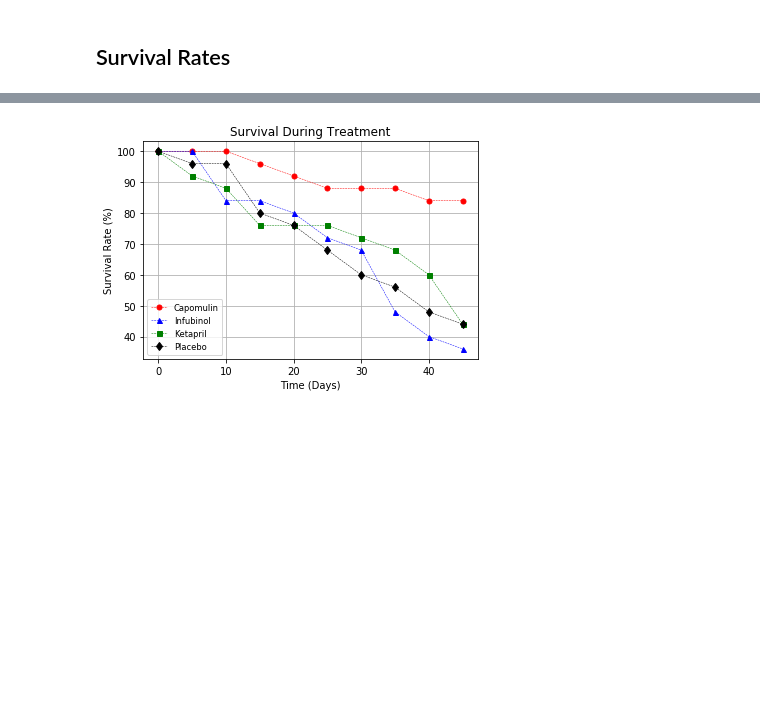
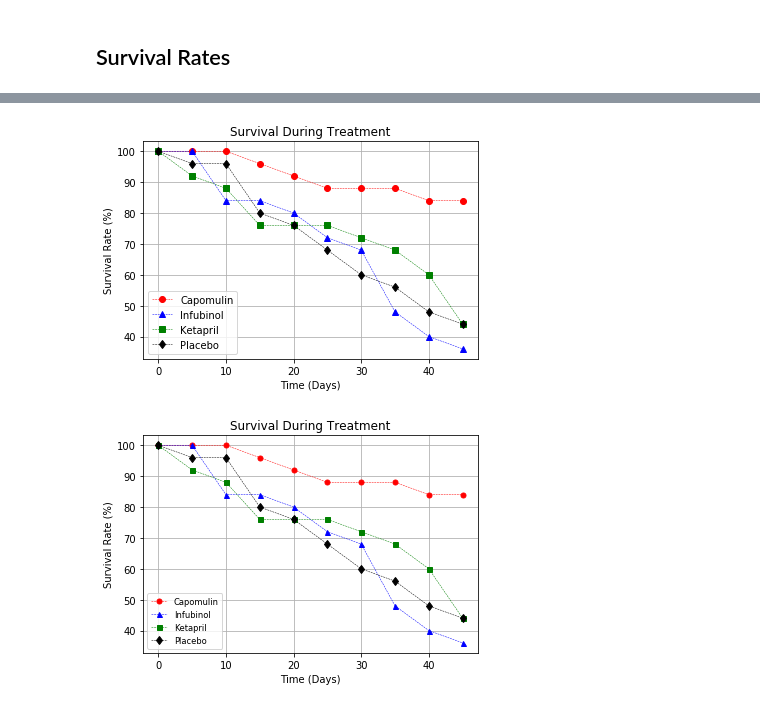
Before and after one commit to SaranyaPandiaraj/Matplotlib-Challenge, a Jupyter notebook: Pymaceuticals/pymaceuticals.ipynb, the cells around one changed output, grey strips where cells are left out. Cells and saved outputs as stored; diff of their text form; code cells hidden in the pictures; blank space fills up the shorter version.

```diff
--- a/Pymaceuticals/pymaceuticals.ipynb
+++ b/Pymaceuticals/pymaceuticals.ipynb
@@ -166,7 +194,12 @@ plt.show()
 ## Survival Rates
 # %%
 # Store the Count of Mice Grouped by Drug and Timepoint (W can pass any metric)
+Mice_Group = Mouse_Clinical_df.groupby(['Drug','Timepoint'])
+Mice_Count = Mice_Group['Mouse ID'].nunique()
 
 # Convert to DataFrame
-
+Mice_Count_df = pd.DataFrame(Mice_Count)
 # Preview DataFrame
+Mice_Count_df = Mice_Count_df.reset_index()
+Mice_Count_df = Mice_Count_df.rename(columns = {'Mouse ID':'Mouse Count'})
+Mice_Count_df.head()
@@ -181,4 +213,5 @@ plt.show()
 # %%
 # Minor Data Munging to Re-Format the Data Frames
-
+Mice_Count_ReFormat_df = Mice_Count_df.pivot(index='Timepoint', columns='Drug', values='Mouse Count')
 # Preview the Data Frame
+Mice_Count_ReFormat_df.head()
@@ -201,3 +226,32 @@ plt.show()
+# %%
+# Generate the Plot (Accounting for percentages)
+
+x_axis = Mice_Count_ReFormat_df.index
+Count = Mice_Count_ReFormat_df
+Capomulin_Percent = (Count['Capomulin']/Count['Capomulin'][0]) * 100
+Infubinol_Percent = (Count['Infubinol']/Count['Infubinol'][0]) * 100
+Ketapril_Percent  = (Count['Ketapril']/Count['Ketapril'][0]) * 100
+Placebo_Percent   = (Count['Placebo']/Count['Placebo'][0]) * 100
+
+plt.plot(x_axis, Capomulin_Percent, marker="o", color="red",   ls="--" , linewidth = 0.5)
+plt.plot(x_axis, Infubinol_Percent, marker="^", color="blue",  ls="--" , linewidth = 0.5)
+plt.plot(x_axis, Ketapril_Percent,  marker="s", color="green", ls="--" , linewidth = 0.5)
+plt.plot(x_axis, Placebo_Percent,   marker="d", color="black", ls="--" , linewidth = 0.5)
+
+plt.grid()
+plt.title("Survival During Treatment")
+plt.xlabel("Time (Days)")
+plt.ylabel("Survival Rate (%)")
+plt.legend(loc='best')
+
+
+# Save the Figure
+plt.savefig("Graphs/Survival_Rates.png")
+
+# Show the Figure
+plt.show()
+# %% [output]
+[figure, added]
 # %%
 # %% [output]
 [figure]
```
Also changed, not shown: parts of 16 cells of this notebook, 3 other files.
